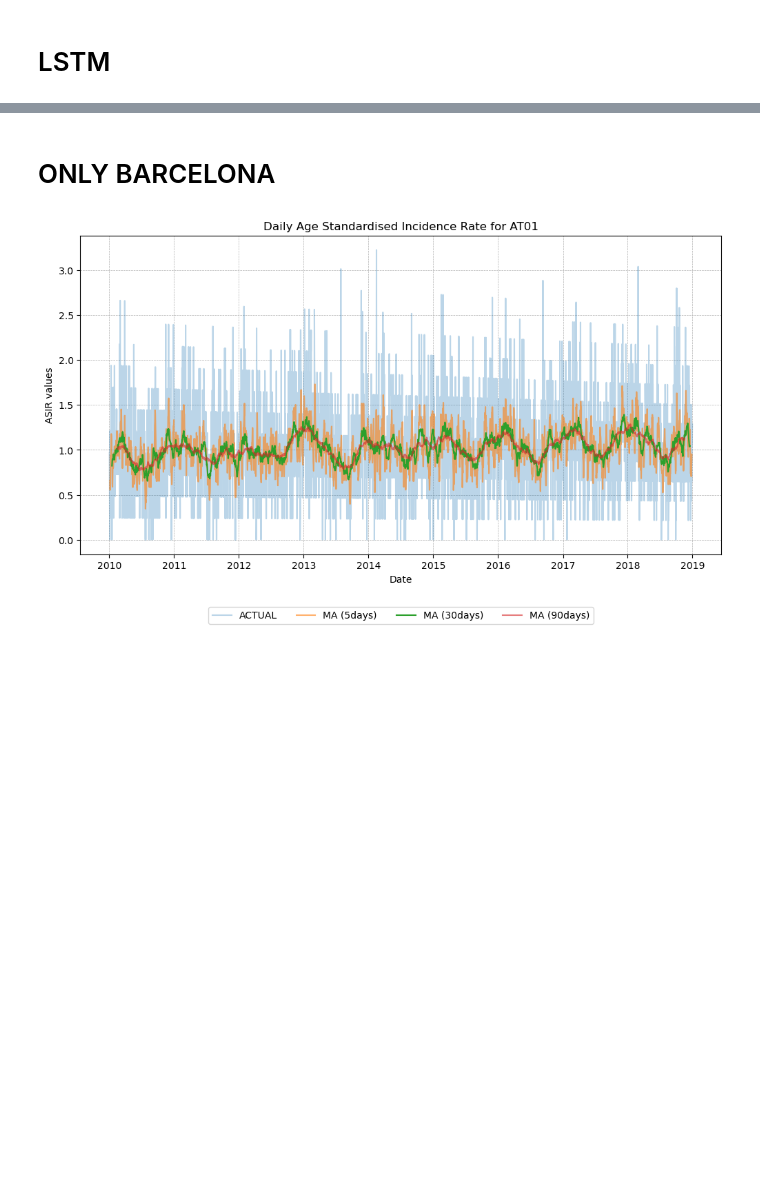
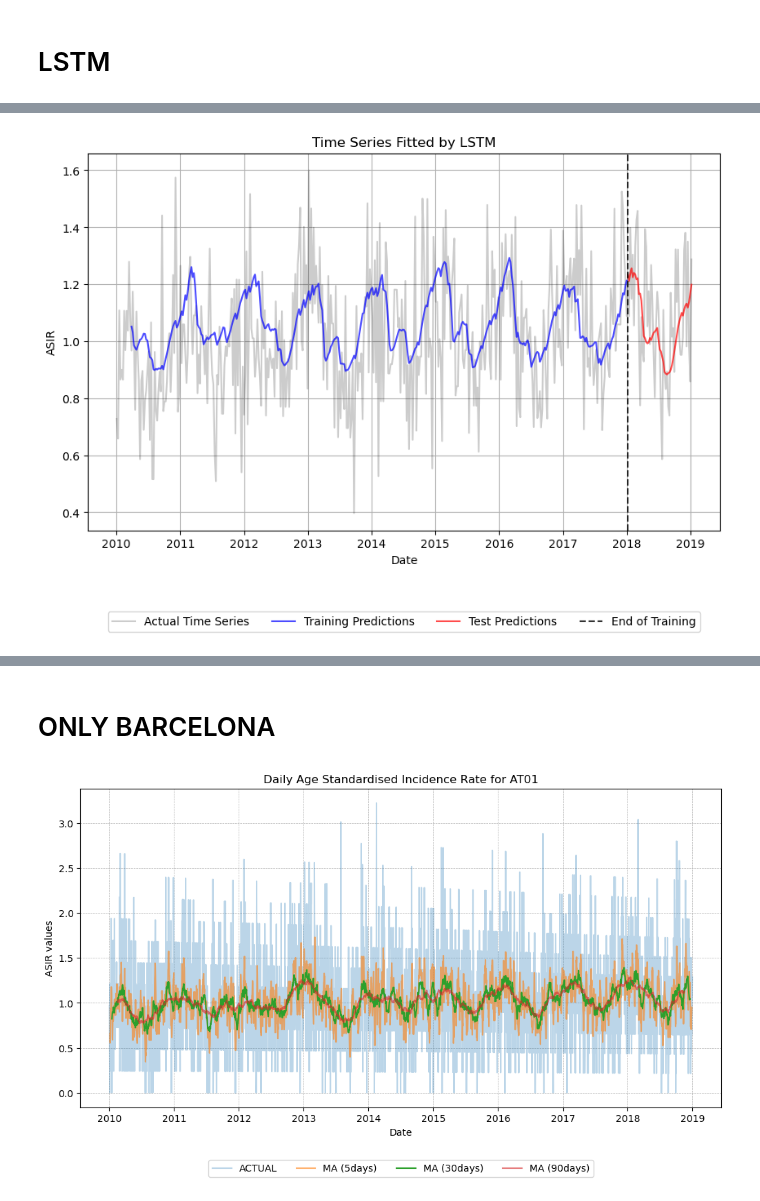
Before and after one commit to zemgabriela/Master_thesis, a Jupyter notebook: ARIMA,SARIMAX,RSS(Python)_1.ipynb, the cells around one changed output, grey strips where cells are left out. Drawn from its saved outputs; the diff is of its cells as text; code cells hidden in the pictures; blank space fills up the shorter version.

```diff
--- a/ARIMA,SARIMAX,RSS(Python)_1.ipynb
+++ b/ARIMA,SARIMAX,RSS(Python)_1.ipynb
@@ -837,0 +678,78 @@ Epoch 1/100
+# %%
+
+# Build the best model
+model = tuner.hypermodel.build(best_hps)
+
+# Train the best model
+history = model.fit(X_train, y_train, epochs=100, batch_size=32, validation_split=0.1, callbacks=[early_stopper])
+
+# Make predictions
+train_predict = model.predict(X_train)
+test_predict = model.predict(X_test)
+
+# Inverse transform predictions
+train_predict = target_scaler.inverse_transform(train_predict)
+y_train = target_scaler.inverse_transform(y_train)
+test_predict = target_scaler.inverse_transform(test_predict)
+y_test = target_scaler.inverse_transform(y_test)
+
+# Evaluate the model
+train_score = np.sqrt(mean_squared_error(y_train, train_predict))
+test_score = np.sqrt(mean_squared_error(y_test, test_predict))
+
+print(f'RMSE train: {train_score}')
+print(f'RMSE test: {test_score}')
+
+# Log-likelihood, AIC, and BIC calculations
+def calculate_metrics(y_true, y_pred, num_params):
+    n = len(y_true)
+    resid = y_true - y_pred
+    sigma2 = np.var(resid)
+    log_likelihood = -n/2 * (np.log(2 * np.pi * sigma2) + 1)
+
+    aic = 2 * num_params - 2 * log_likelihood
+    bic = num_params * np.log(n) - 2 * log_likelihood
+
+    return log_likelihood, aic, bic
+
+num_params = sum([np.prod(v.get_shape().as_list()) for v in model.trainable_weights])
+log_likelihood_train, aic_train, bic_train = calculate_metrics(y_train, train_predict, num_params)
+log_likelihood_test, aic_test, bic_test = calculate_metrics(y_test, test_predict, num_params)
+
+print(f'Log-Likelihood train: {log_likelihood_train}')
+print(f'Log-Likelihood test: {log_likelihood_test}')
+print(f'AIC train: {aic_train}')
+print(f'AIC test: {aic_test}')
+print(f'BIC train: {bic_train}')
+print(f'BIC test: {bic_test}')
+
+from statsmodels.stats.diagnostic import acorr_ljungbox
+# Calculate residuals for test set
+test_residuals = y_test - test_predict
+print(acorr_ljungbox(test_residuals)[:1])
+
+# Plot actual data and predictions
+actual_data = np.hstack((target_scaler.inverse_transform(scaled_target), scaler.inverse_transform(scaled_features)))
+
+train_years = original_index[seq_length:seq_length + train_index - seq_length]
+test_years = original_index[seq_length + train_index - seq_length:]
+
+plt.figure(figsize=(10, 6))
+plt.plot(original_index, actual_data[:, 0], label='Actual Time Series', color='black', alpha=0.2)
+plt.plot(train_years, train_predict, label='Training Predictions', color='blue', alpha=0.7)
+plt.plot(test_years, test_predict, label='Test Predictions', color='red', alpha=0.7)
+plt.axvline(original_index[train_index], color='k', linestyle='--', label='End of Training', alpha = 0.8)
+plt.xlabel('Date')
+plt.ylabel('ASIR')
+plt.title('Time Series Fitted by LSTM')
+plt.legend(loc='upper center', bbox_to_anchor=(0.5, -0.2), ncol=4)  # ncol sets the number of columns in the legend
+plt.grid(True)
+plt.savefig('plots/LSTM_forecast.pdf', format='pdf', bbox_inches='tight')
+plt.show()
+
+# Calculate evaluation metrics for LSTM
+mae_lstm = mean_absolute_error(y_test, test_predict)
+mse_lstm = mean_squared_error(y_test, test_predict)
+rmse_lstm = np.sqrt(mse_lstm)
+mape_lstm = np.mean(np.abs((y_test - test_predict) / y_test)) * 100
+# %% [output]
@@ -838 +773,2 @@ Epoch 1/100
+[figure, added]
 # %%
```
Also changed, not shown: parts of 12 cells of this notebook.
